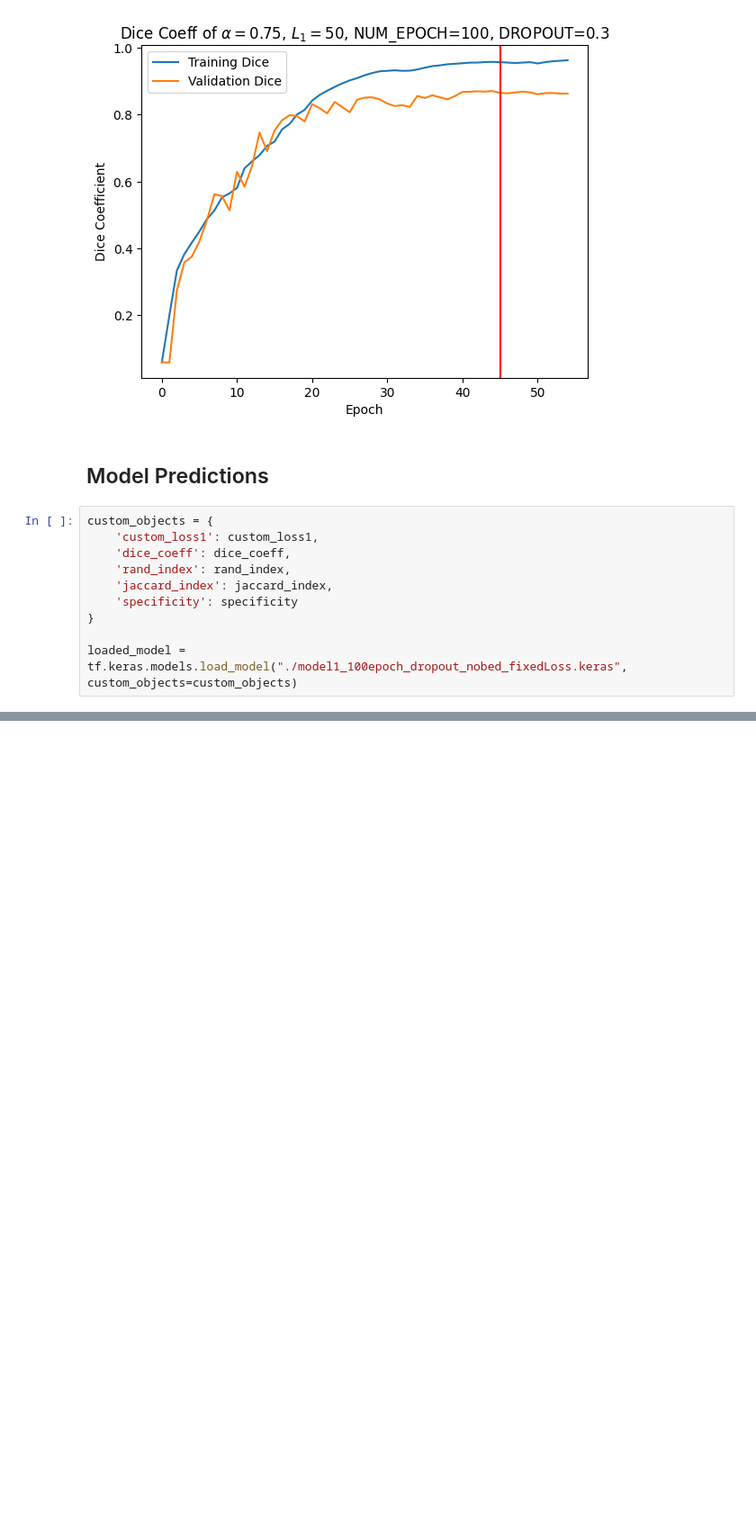
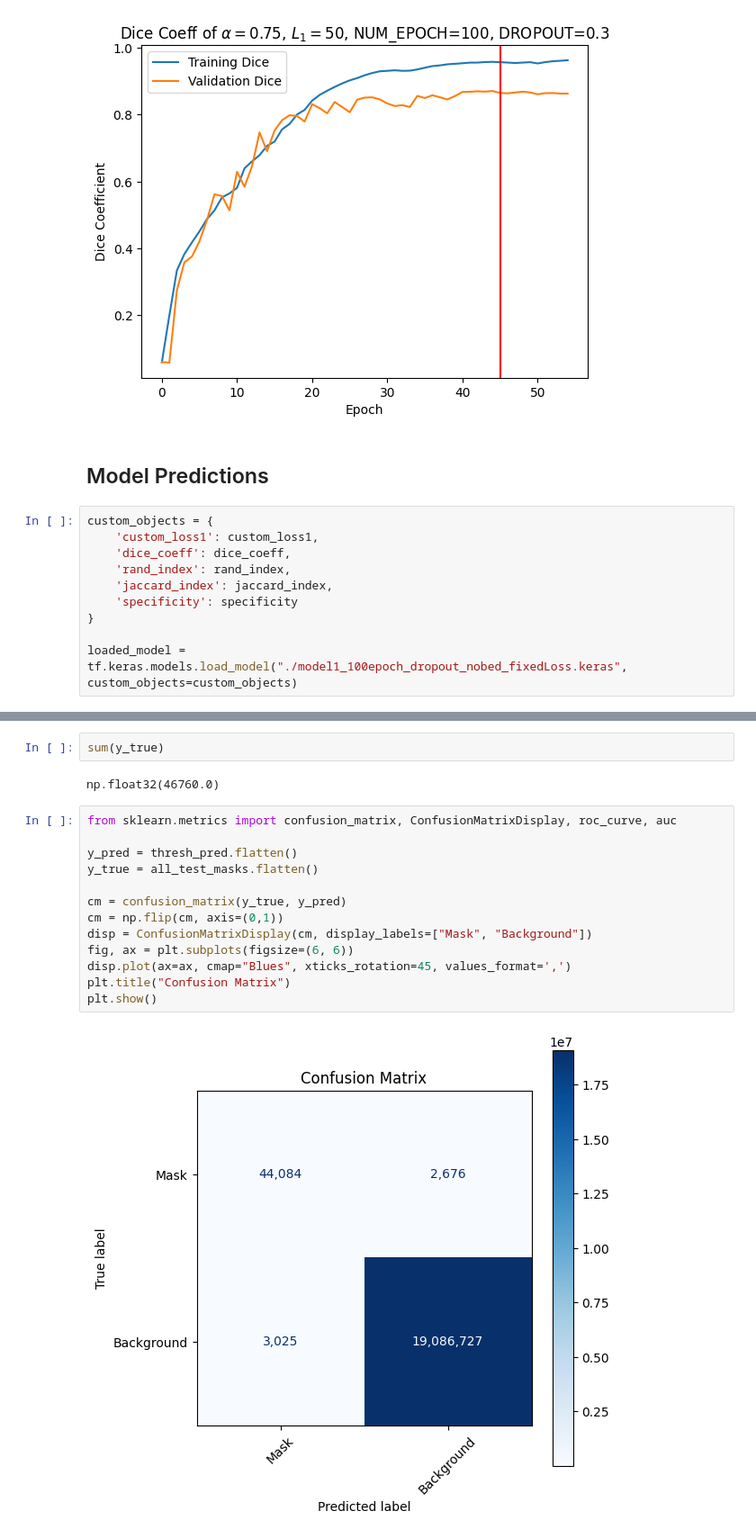
Before and after one commit to mlykwong/bmeg-591q-project, a Jupyter notebook: notebooks/Utils.ipynb, the cells around one changed output, grey strips where cells are left out. Shown at 90% size. Drawn from its saved outputs; the diff is of its cells as text; blank space fills up the shorter version.

```diff
--- a/notebooks/Utils.ipynb
+++ b/notebooks/Utils.ipynb
@@ -698,0 +693,19 @@ plt.imshow(pred_mask_thresholded)
+# %%
+sum(y_true)
+# %% [output]
+np.float32(46760.0)
+# %%
+from sklearn.metrics import confusion_matrix, ConfusionMatrixDisplay, roc_curve, auc
+
+y_pred = thresh_pred.flatten()
+y_true = all_test_masks.flatten()
+
+cm = confusion_matrix(y_true, y_pred)
+cm = np.flip(cm, axis=(0,1))
+disp = ConfusionMatrixDisplay(cm, display_labels=["Mask", "Background"])
+fig, ax = plt.subplots(figsize=(6, 6))
+disp.plot(ax=ax, cmap="Blues", xticks_rotation=45, values_format=',')
+plt.title("Confusion Matrix")
+plt.show()
+# %% [output]
+[figure, added]
```
Also changed, not shown: parts of 4 cells of this notebook.
